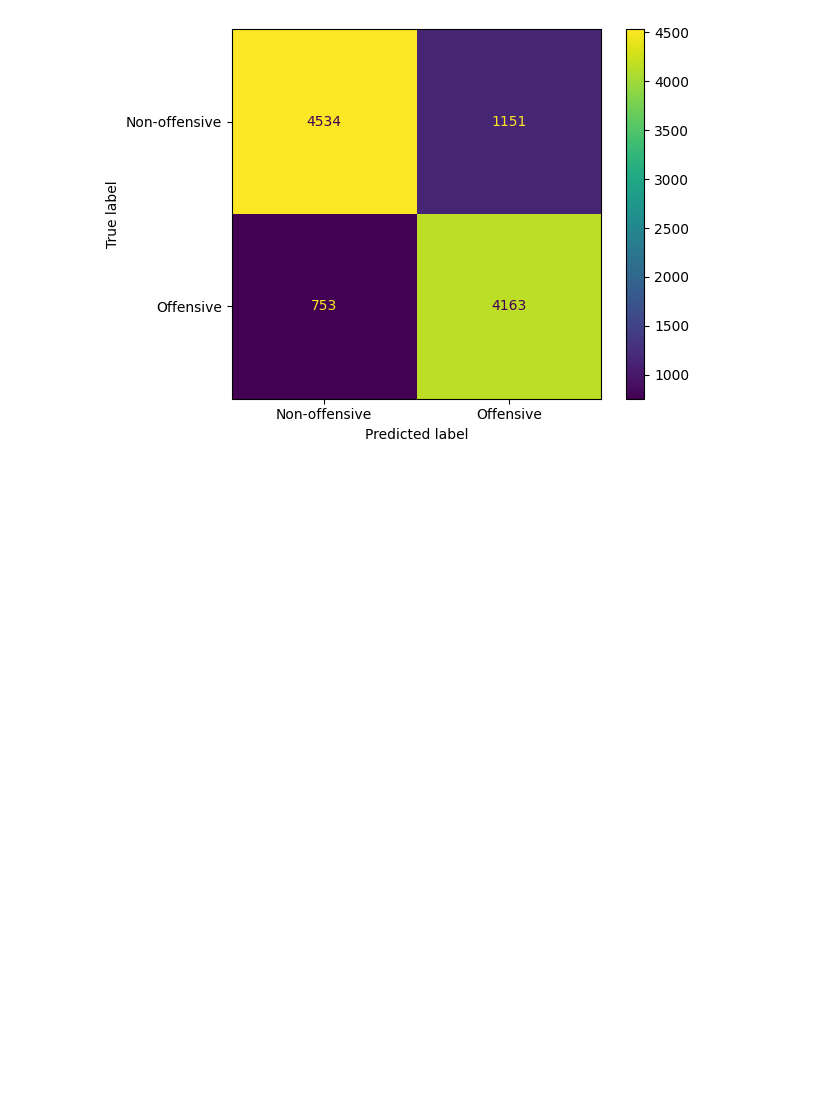
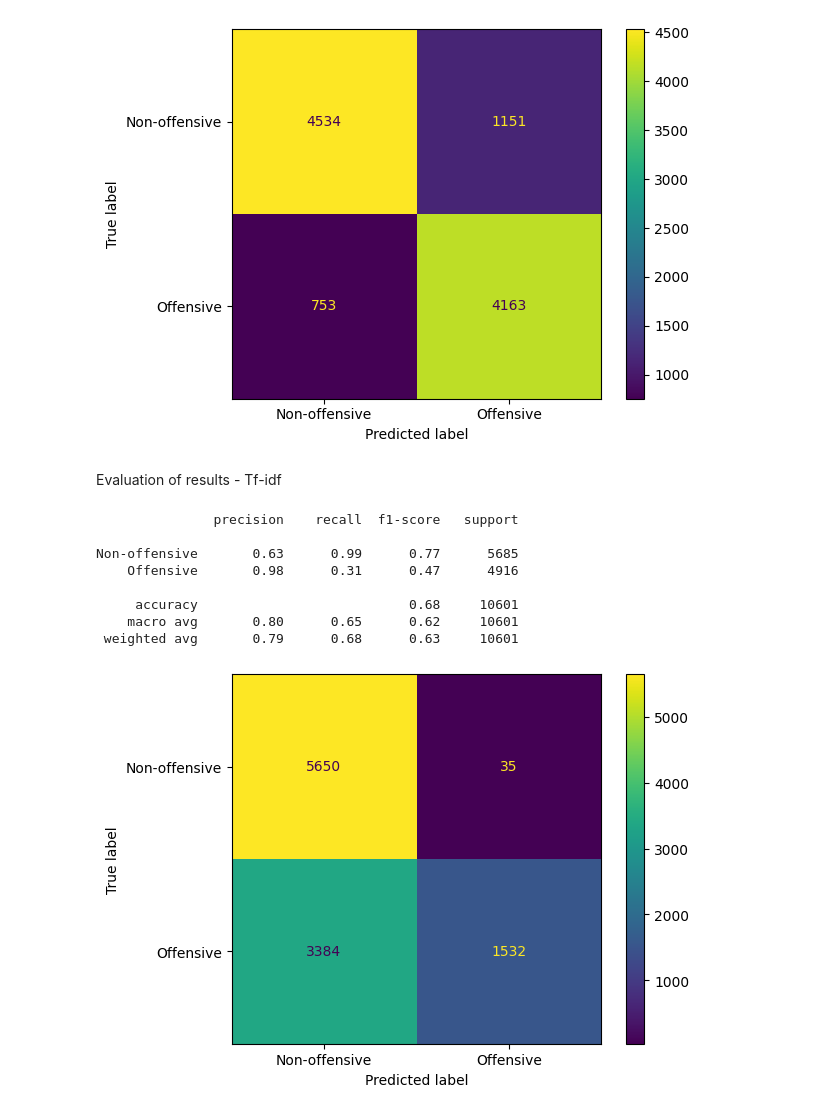
Before and after one commit to emirryilmazz/Team10_ClassificationOfInappropriateOrOffensiveText, a Jupyter notebook: project.ipynb, the cells around one changed output. Drawn from its saved outputs; the diff is of its cells as text; code cells hidden in the pictures; blank space fills up the shorter version.

Commit message:
Evaluation of results - tfidf

```diff
--- a/project.ipynb
+++ b/project.ipynb
@@ -531,3 +531,24 @@ Non-offensive       0.86      0.80      0.83      5685
     macro avg       0.82      0.82      0.82     10601
  weighted avg       0.82      0.82      0.82     10601
 [figure]
+# %% [markdown]
+Evaluation of results - Tf-idf
+# %%
+# Decision trees
+
+print(classification_report(y_test_idf, predictions_idf_dt, labels=[False, True], target_names=['Non-offensive', 'Offensive']))
+
+
+cm = confusion_matrix(y_test_idf, predictions_idf_dt)
+
+cm_display = ConfusionMatrixDisplay(cm, display_labels=['Non-offensive', 'Offensive']).plot()
+# %% [output]
+               precision    recall  f1-score   support
+
+Non-offensive       0.63      0.99      0.77      5685
+    Offensive       0.98      0.31      0.47      4916
+
+     accuracy                           0.68     10601
+    macro avg       0.80      0.65      0.62     10601
+ weighted avg       0.79      0.68      0.63     10601
+[figure, added]
```
Also changed, not shown: parts of 3 cells of this notebook.
